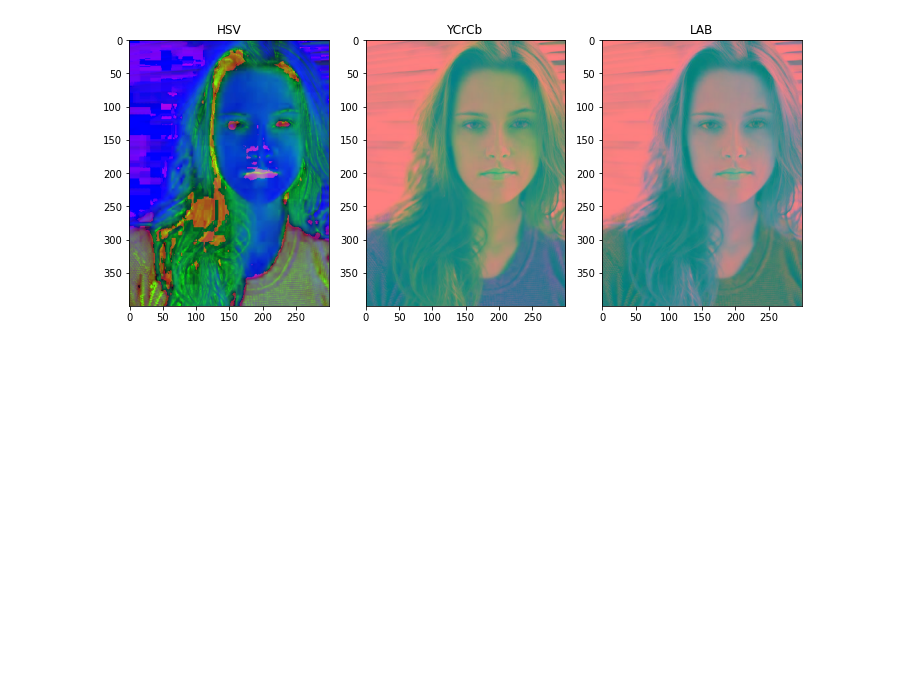
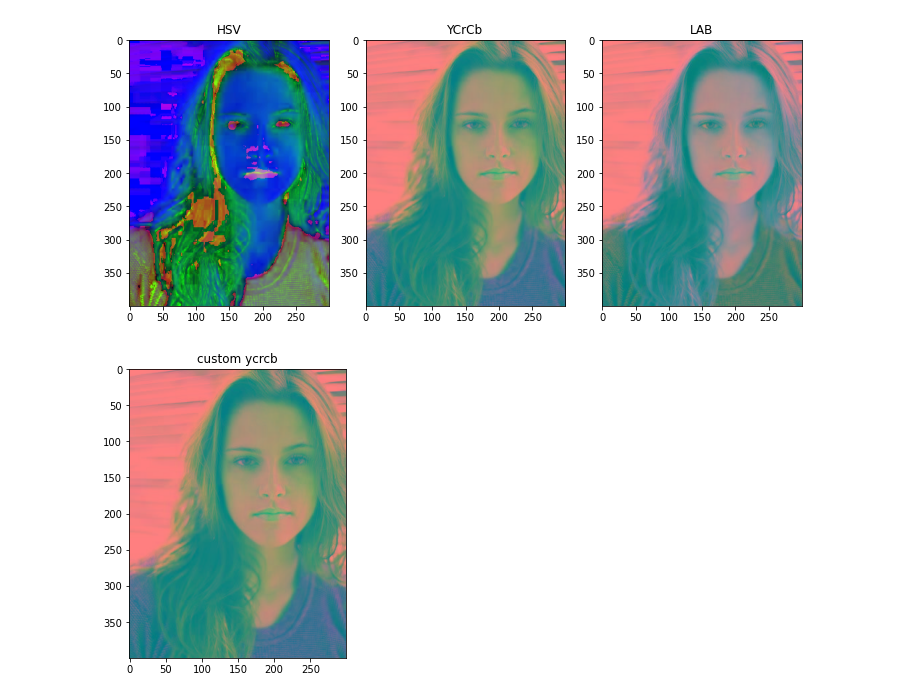
Before and after one commit to kavin-du/Color-Spaces-Transform, a Jupyter notebook: e16057.ipynb, the cells around one changed output. Drawn from its saved outputs; the diff is of its cells as text; code cells hidden in the pictures; blank space fills up the shorter version.

Commit message:
custom tranform function

```diff
--- a/e16057.ipynb
+++ b/e16057.ipynb
@@ -12,6 +13,16 @@ def showImages(imgs, names, width=10, height=10):
         plt.subplot(plot), plt.imshow(imgs[i]), plt.title(names[i])
     plt.tight_layout()
     plt.show()
+# %%
+def rgbToYCrCb(img):
+    r,g,b = cv2.split(img)
+
+    # JPEG standards for conversion
+    y = np.array((0.299*r) + (0.587*g) + (0.114*b), dtype='uint8')
+    cb = np.array(128 - (0.168736*r) - (0.331264*g) + (0.5*b), dtype='uint8')
+    cr = np.array(128 + (0.5*r) - (0.418688*g) - (0.081312*b), dtype='uint8')
+
+    return cv2.merge([y,cr,cb])
 # %%
 """ RGB colour space """
 if __name__ == '__main__':
@@ -40,6 +43,6 @@ if __name__ == '__main__':
 # %%
-    # rgb2gray
-    gray = cv2.cvtColor(girl2, cv2.COLOR_RGB2GRAY)
-    plt.rcParams['figure.figsize'] = [6, 6]
-    plt.imshow(gray, cmap='gray')
-    plt.show()
+    # # rgb2gray
+    # gray = cv2.cvtColor(girl2, cv2.COLOR_RGB2GRAY)
+    # plt.rcParams['figure.figsize'] = [6, 6]
+    # plt.imshow(gray, cmap='gray')
+    # plt.show()
@@ -59,2 +60,7 @@ if __name__ == '__main__':
 # %% [output]
 [figure]
+# %%
+    ycrcb2 = rgbToYCrCb(girl2)
+    showImages([ycrcb2], ['custom ycrcb'])
+# %% [output]
+[figure, added]
```
Also changed, not shown: parts of 7 cells of this notebook.
